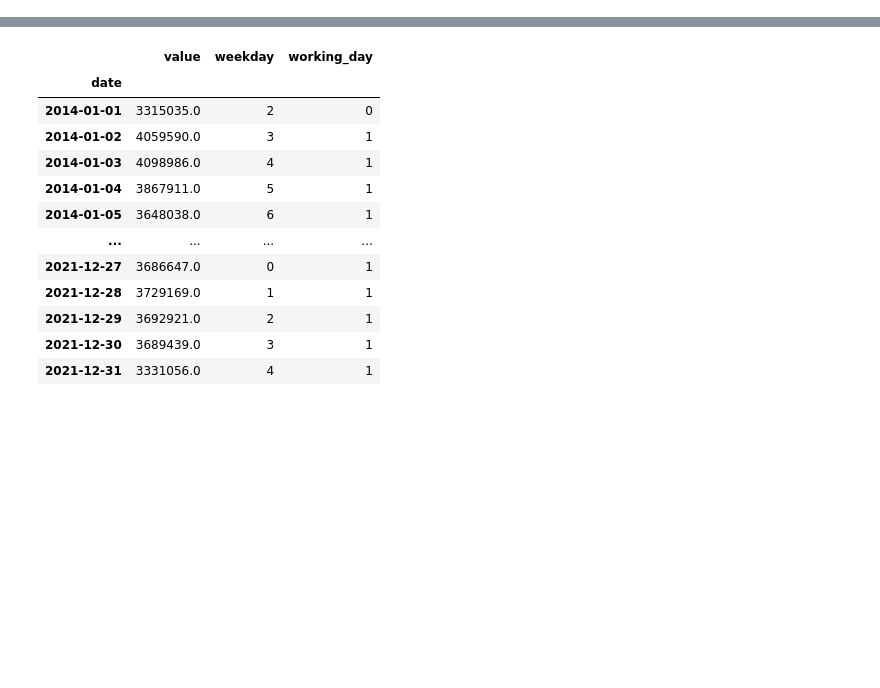
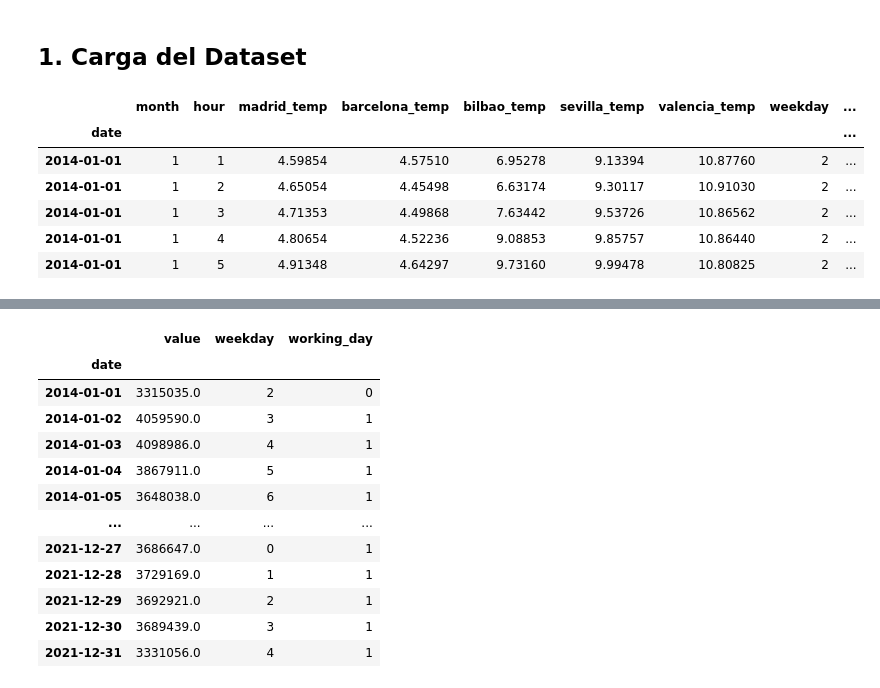
Before and after one commit to BernardoJoseLlamasVerna/tfm_data_science, a Jupyter notebook: version_0/Electric_Demand_Refactor/models/SARIMAX/SARIMAX_TEST.ipynb, the cells around one changed output, grey strips where cells are left out. Saved outputs shown, nothing was run; the diff lists cells and outputs as text; code cells hidden in the pictures; blank space fills up the shorter version.

```diff
--- a/version_0/Electric_Demand_Refactor/models/SARIMAX/SARIMAX_TEST.ipynb
+++ b/version_0/Electric_Demand_Refactor/models/SARIMAX/SARIMAX_TEST.ipynb
@@ -24,0 +111,2 @@ from prophet import Prophet
+# %% [markdown]
+## 1. Carga del Dataset
@@ -24,0 +115,19 @@ from prophet import Prophet
+# %%
+# energy_demand_hourly = pd.read_csv(energy_datasets + 'hourly/energy_demand_hour_temp_seasonal_resume.csv')
+energy_demand_hourly = pd.read_csv(energy_demand_hour_temp_seasonal_resume_url)
+
+energy_demand_hourly['date'] = pd.to_datetime(energy_demand_hourly.date)
+energy_demand_hourly.set_index("date", inplace=True)
+energy_demand_hourly.index.freq
+
+energy_demand_hourly['month'] = energy_demand_hourly.index.month
+energy_demand_hourly = energy_demand_hourly[['month'] + [col for col in energy_demand_hourly.columns if col != 'month']]
+energy_demand_hourly.head()
+# %% [output]
+|  | month | hour | madrid_temp | barcelona_temp | bilbao_temp | sevilla_temp | valencia_temp | weekday | ... |
+| date |  |  |  |  |  |  |  |  | ... |
+| 2014-01-01 | 1 | 1 | 4.59854 | 4.57510 | 6.95278 | 9.13394 | 10.87760 | 2 | ... |
+| 2014-01-01 | 1 | 2 | 4.65054 | 4.45498 | 6.63174 | 9.30117 | 10.91030 | 2 | ... |
+| 2014-01-01 | 1 | 3 | 4.71353 | 4.49868 | 7.63442 | 9.53726 | 10.86562 | 2 | ... |
+| 2014-01-01 | 1 | 4 | 4.80654 | 4.52236 | 9.08853 | 9.85757 | 10.86440 | 2 | ... |
+| 2014-01-01 | 1 | 5 | 4.91348 | 4.64297 | 9.73160 | 9.99478 | 10.80825 | 2 | ... |
```
Also changed, not shown: parts of 20 cells of this notebook.
